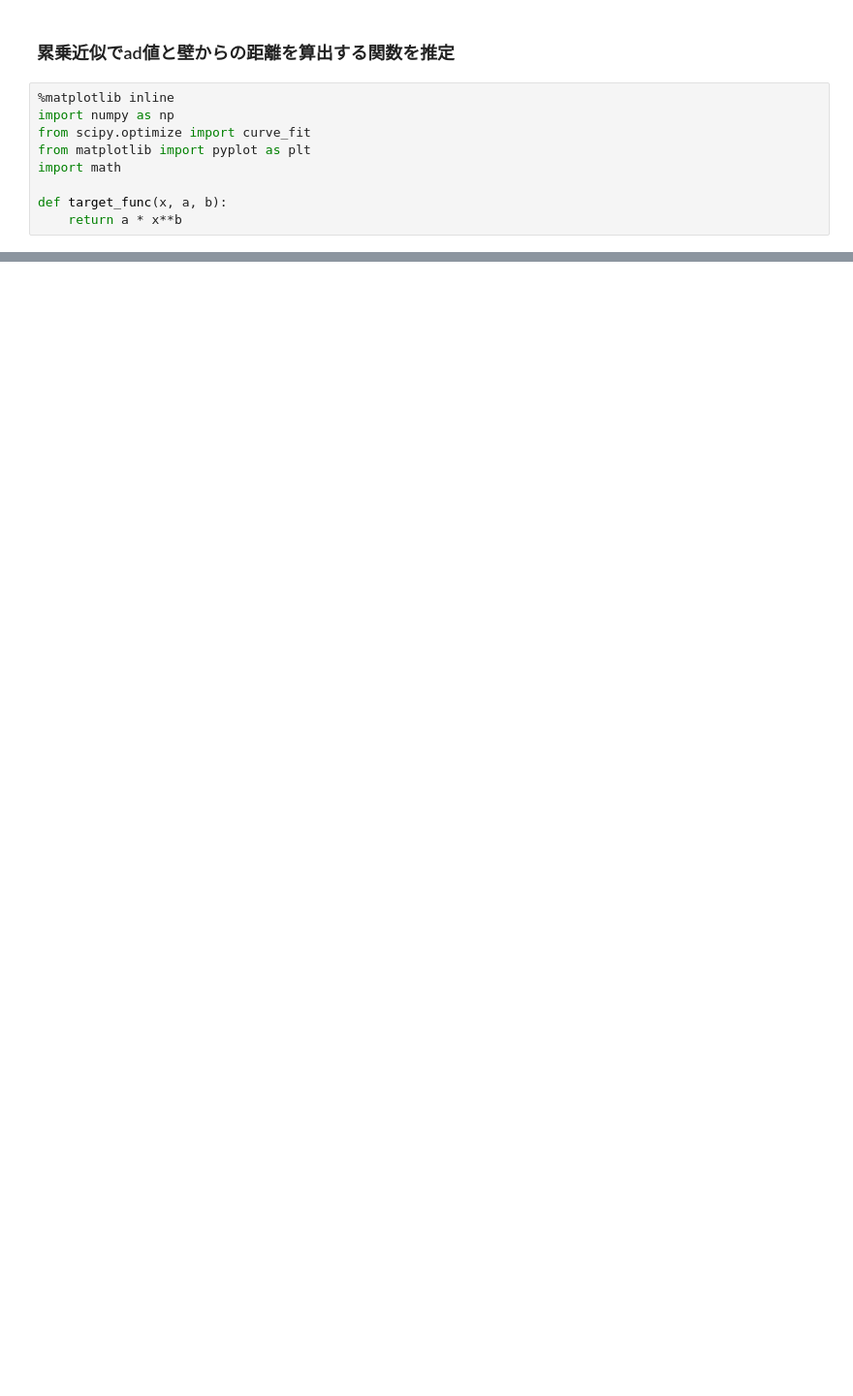
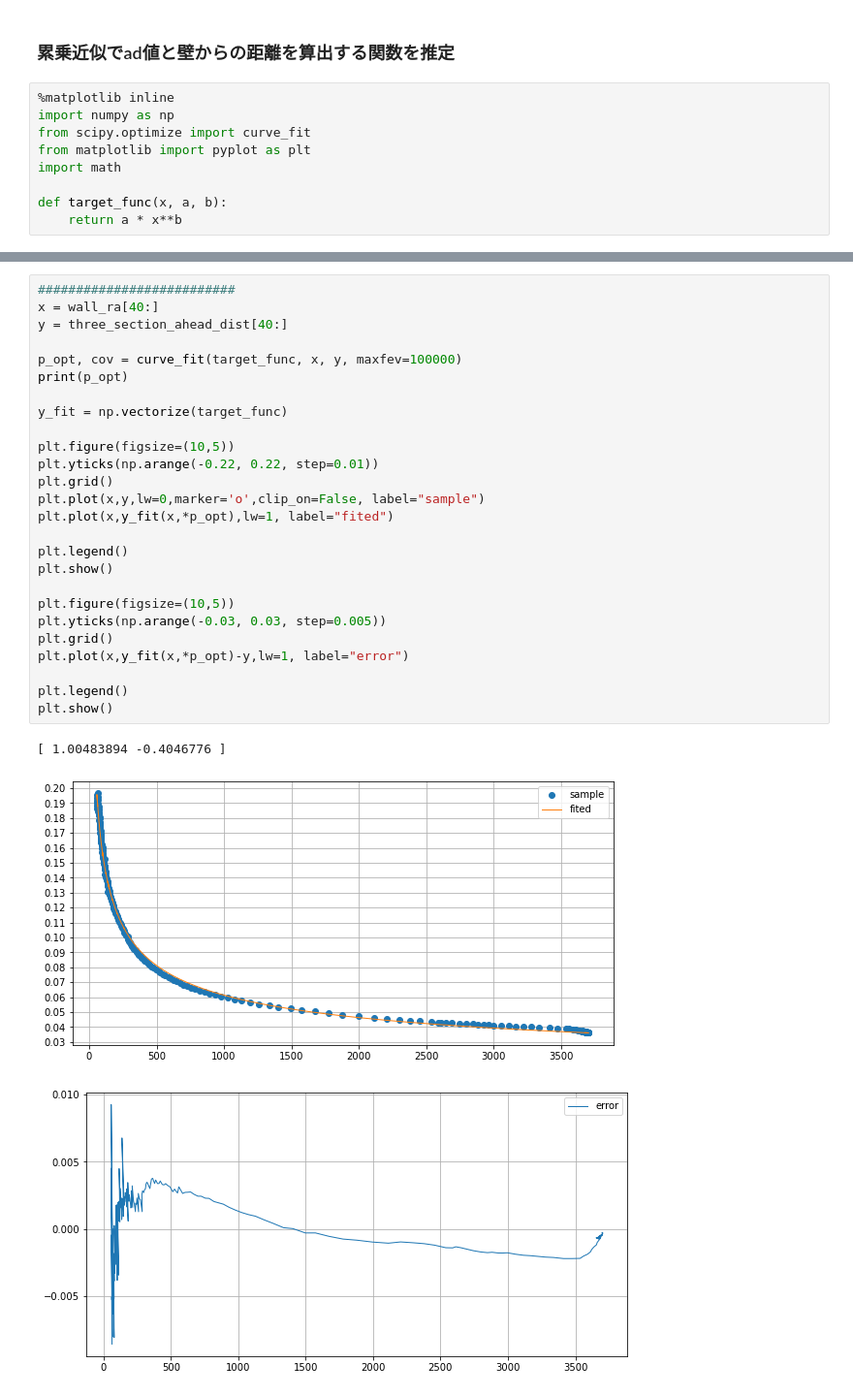
Before and after one commit to GanonKuppa/trrkuwaganon, a Jupyter notebook: tool/regression/regression.ipynb, the cells around one changed output, grey strips where cells are left out. Shown at 97% size. Drawn from its saved outputs; the diff is of its cells as text; blank space fills up the shorter version.

```diff
--- a/tool/regression/regression.ipynb
+++ b/tool/regression/regression.ipynb
@@ -12 +52,31 @@ def target_func(x, a, b):
+# %%
+##########################
+x = wall_ra[40:]
+y = three_section_ahead_dist[40:]
+
+p_opt, cov = curve_fit(target_func, x, y, maxfev=100000)
+print(p_opt)
+
+y_fit = np.vectorize(target_func)
+
+plt.figure(figsize=(10,5))
+plt.yticks(np.arange(-0.22, 0.22, step=0.01))
+plt.grid()
+plt.plot(x,y,lw=0,marker='o',clip_on=False, label="sample")
+plt.plot(x,y_fit(x,*p_opt),lw=1, label="fited")
+
+plt.legend()
+plt.show()
+
+plt.figure(figsize=(10,5))
+plt.yticks(np.arange(-0.03, 0.03, step=0.005))
+plt.grid()
+plt.plot(x,y_fit(x,*p_opt)-y,lw=1, label="error")
+
+plt.legend()
+plt.show()
+# %% [output]
+[ 1.00483894 -0.4046776 ]
+[figure, added]
+[figure, added]
 # %%
```
Also changed, not shown: parts of 7 cells of this notebook, 2 other files.
